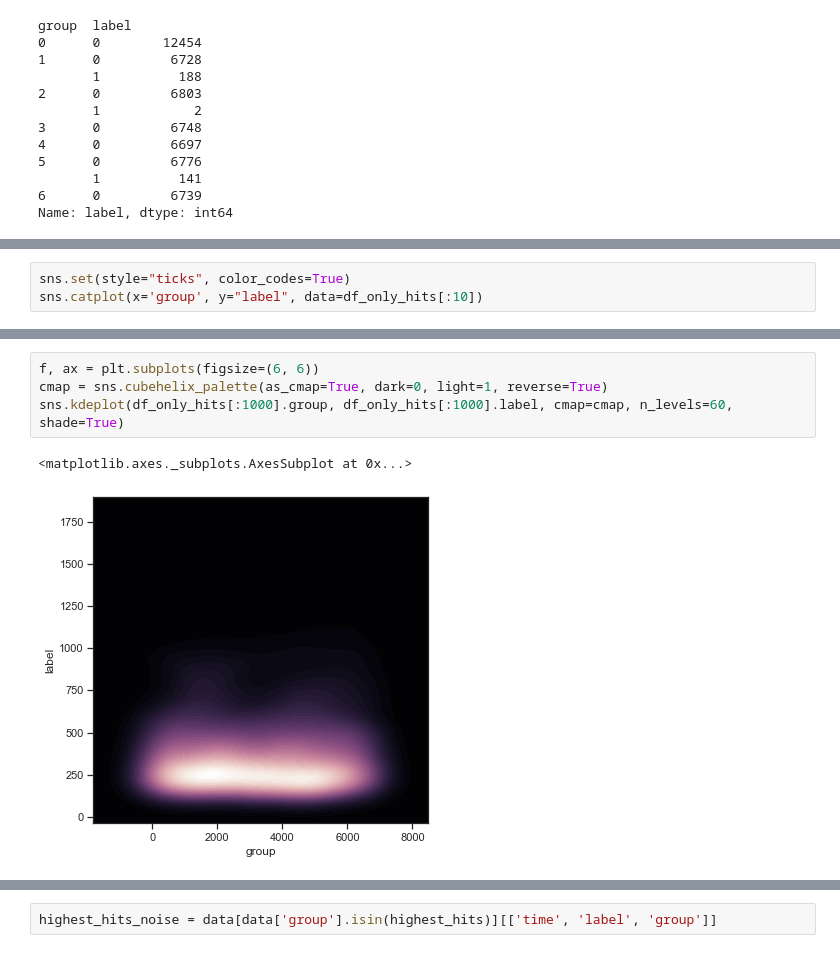
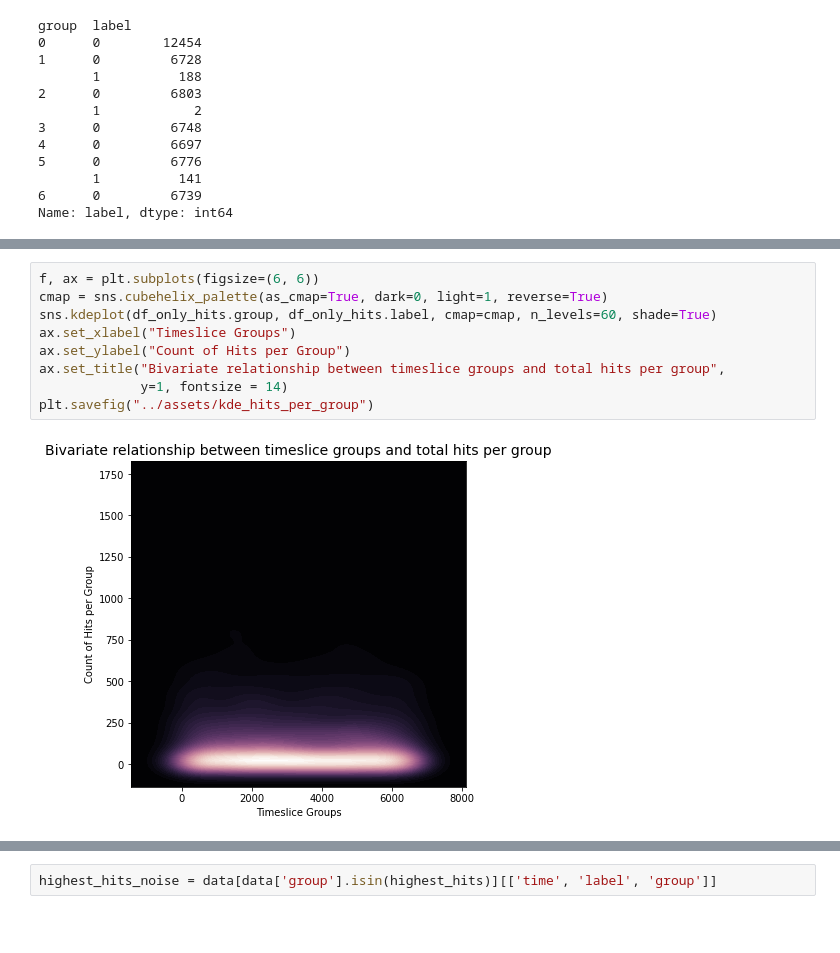
Before and after one commit to shrutirao94/km3net-neutrino-detection, a Jupyter notebook: notebooks/exploration.ipynb, the cells around one changed output, grey strips where cells are left out. Cells and saved outputs as stored; diff of their text form; blank space fills up the shorter version.

```diff
--- a/notebooks/exploration.ipynb
+++ b/notebooks/exploration.ipynb
@@ -158,3 +181,0 @@ df_only_hits = df_only_hits.reset_index()
-# %%
-sns.set(style="ticks", color_codes=True)
-sns.catplot(x='group', y="label", data=df_only_hits[:10])
@@ -169,7 +193,11 @@ sns.jointplot(x='group', y="label", data=df_only_hits)
 # %%
 f, ax = plt.subplots(figsize=(6, 6))
 cmap = sns.cubehelix_palette(as_cmap=True, dark=0, light=1, reverse=True)
-sns.kdeplot(df_only_hits[:1000].group, df_only_hits[:1000].label, cmap=cmap, n_levels=60, shade=True)
+sns.kdeplot(df_only_hits.group, df_only_hits.label, cmap=cmap, n_levels=60, shade=True)
+ax.set_xlabel("Timeslice Groups")
+ax.set_ylabel("Count of Hits per Group")
+ax.set_title("Bivariate relationship between timeslice groups and total hits per group",
+             y=1, fontsize = 14)
+plt.savefig("../assets/kde_hits_per_group")
 # %% [output]
-<matplotlib.axes._subplots.AxesSubplot at 0x...>
-[figure, old version]
+[figure, new version]
```
Also changed, not shown: parts of 33 cells of this notebook, 1 other file.
